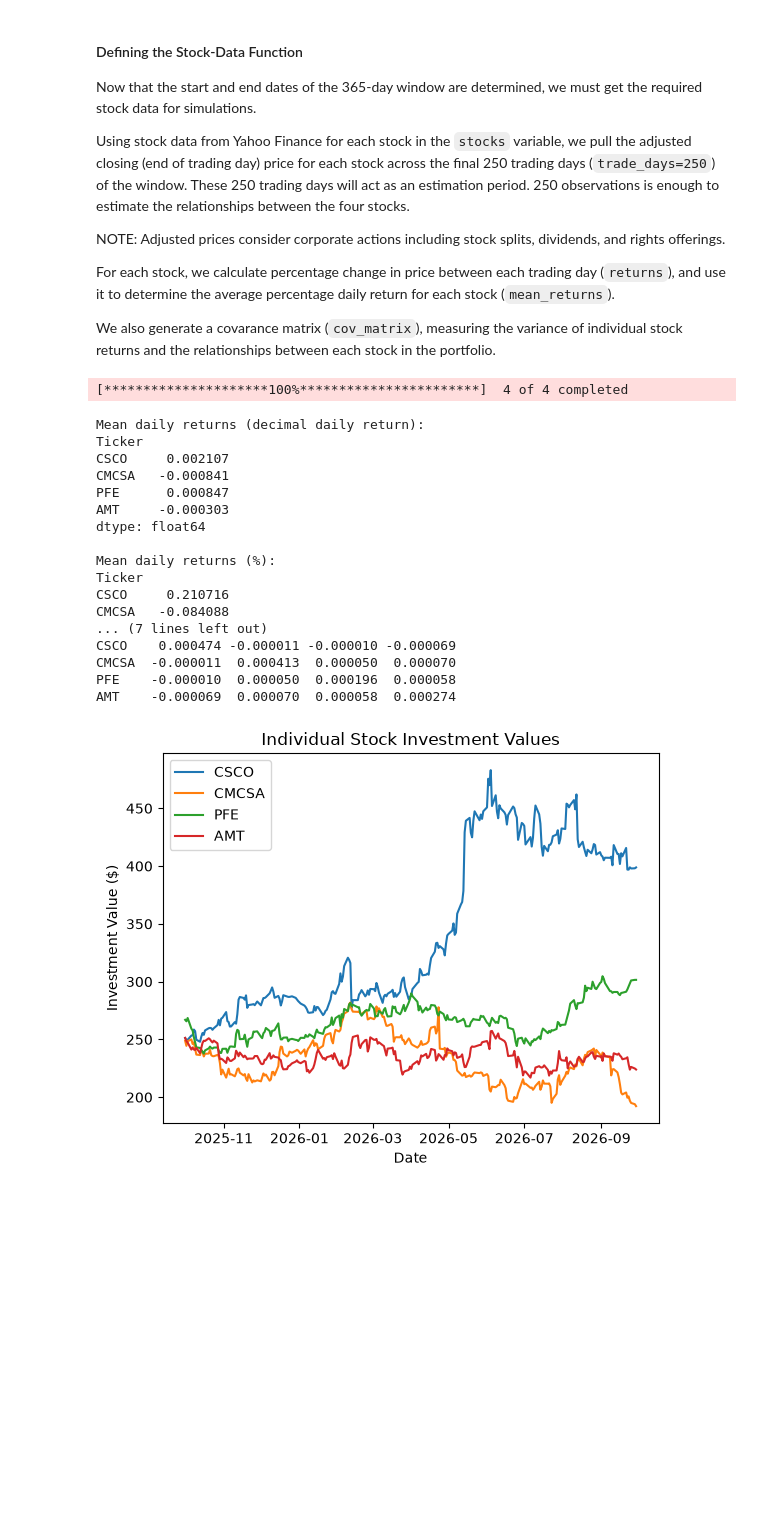
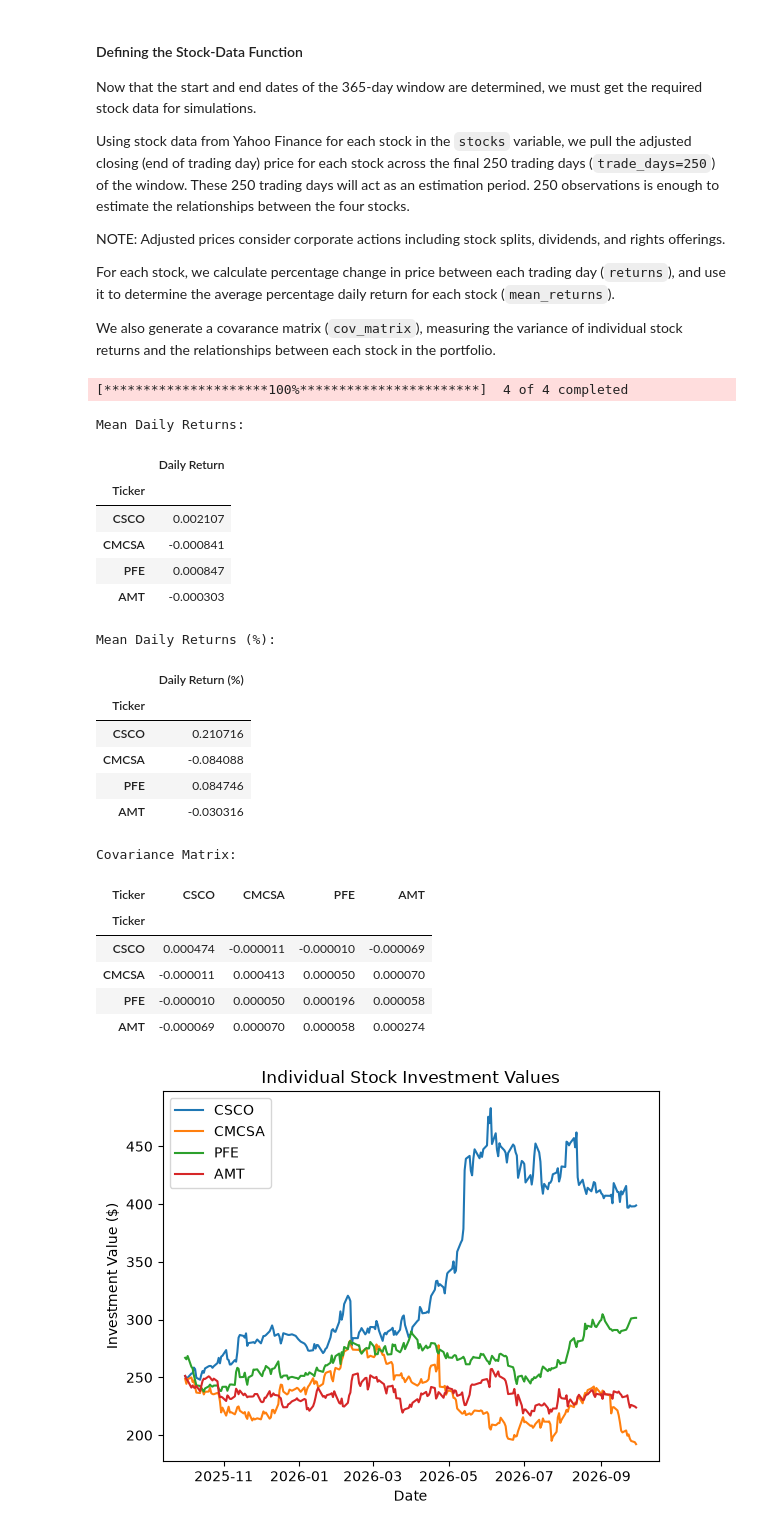
Before and after one commit to ahalbert36-bit/monteCarloPractice, a Jupyter notebook: MQF_Portfolio_Risk/notebook.ipynb, the cells around one changed output. Saved outputs shown, nothing was run; the diff lists cells and outputs as text; code cells hidden in the pictures; blank space fills up the shorter version.

```diff
--- a/MQF_Portfolio_Risk/notebook.ipynb
+++ b/MQF_Portfolio_Risk/notebook.ipynb
@@ -110,30 +110,36 @@ def get_data(stocks, start, end, trade_days=250):
 # %%
 start_date, end_date = build_window_dates(days_back=365)
 mean_returns, cov_matrix, stock_returns = get_data(stocks, start_date, end_date)
 
-print("Mean daily returns (decimal daily return):")
-print(mean_returns)
-print("\nMean daily returns (%):")
-print(mean_returns * 100)
-print("\nCovariance matrix (decimal-return units squared):")
-print(cov_matrix)
+print("Mean Daily Returns:")
+display(mean_returns.to_frame(name='Daily Return')) #converts to dataframe
+
+print("Mean Daily Returns (%):")
+display((mean_returns * 100).to_frame(name='Daily Return (%)'))
+
+print("Covariance Matrix:")
+display(cov_matrix)
 # %% [output]
 [*********************100%***********************]  4 of 4 completed
-Mean daily returns (decimal daily return):
-Ticker
-CSCO     0.002107
-CMCSA   -0.000841
-PFE      0.000847
-AMT     -0.000303
-dtype: float64
-
-Mean daily returns (%):
-Ticker
-CSCO     0.210716
-CMCSA   -0.084088
-... (7 lines left out)
-CSCO    0.000474 -0.000011 -0.000010 -0.000069
-CMCSA  -0.000011  0.000413  0.000050  0.000070
-PFE    -0.000010  0.000050  0.000196  0.000058
-AMT    -0.000069  0.000070  0.000058  0.000274
+Mean Daily Returns:
+|  | Daily Return |
+| Ticker |  |
+| CSCO | 0.002107 |
+| CMCSA | -0.000841 |
+| PFE | 0.000847 |
+| AMT | -0.000303 |
+Mean Daily Returns (%):
+|  | Daily Return (%) |
+| Ticker |  |
+| CSCO | 0.210716 |
+| CMCSA | -0.084088 |
+| PFE | 0.084746 |
+| AMT | -0.030316 |
+Covariance Matrix:
+| Ticker | CSCO | CMCSA | PFE | AMT |
+| Ticker |  |  |  |  |
+| CSCO | 0.000474 | -0.000011 | -0.000010 | -0.000069 |
+| CMCSA | -0.000011 | 0.000413 | 0.000050 | 0.000070 |
+| PFE | -0.000010 | 0.000050 | 0.000196 | 0.000058 |
+| AMT | -0.000069 | 0.000070 | 0.000058 | 0.000274 |
 # %%
```
Also changed, not shown: parts of 8 cells of this notebook, 19 other files.
